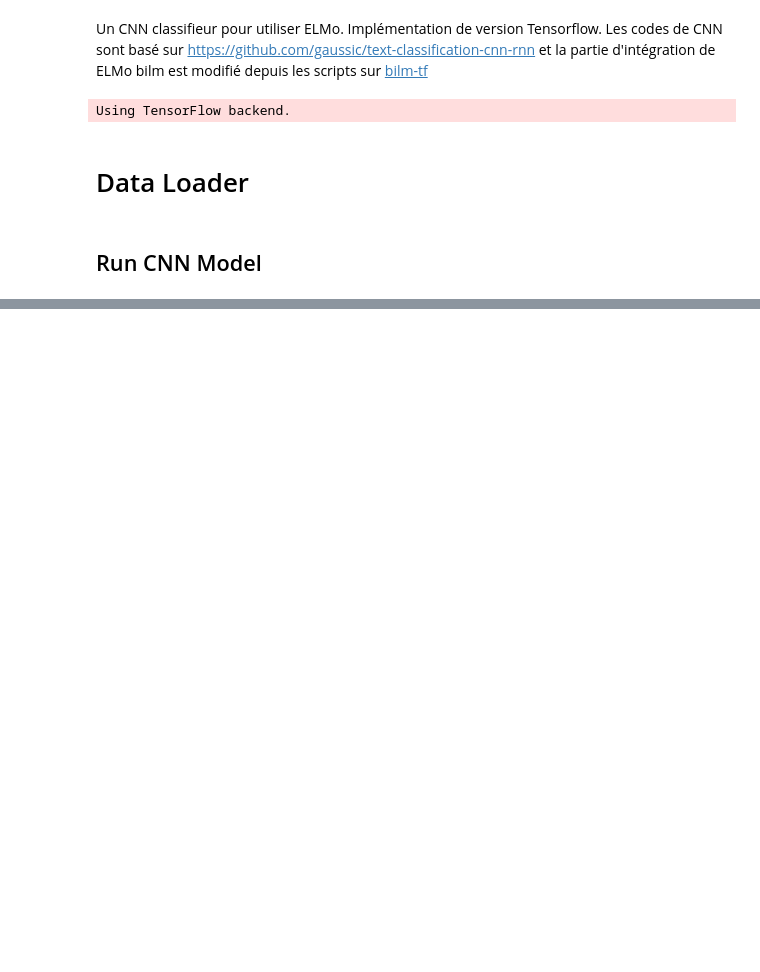
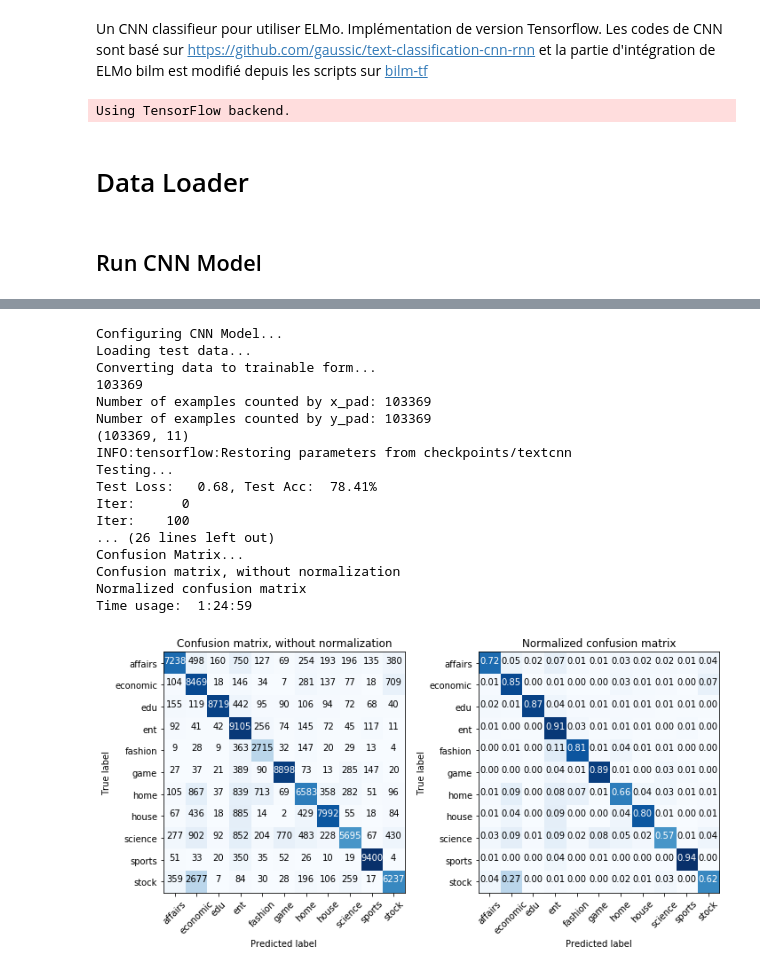
Before and after one commit to Lamela/WordEmbedding, a Jupyter notebook: Text_CNN_ELMo.ipynb, the cells around one changed output, grey strips where cells are left out. Saved outputs shown, nothing was run; the diff lists cells and outputs as text; code cells hidden in the pictures; blank space fills up the shorter version.

Commit message:
Trained TextCNN without bug.

```diff
--- a/Text_CNN_ELMo.ipynb
+++ b/Text_CNN_ELMo.ipynb
@@ -91,7 +91,7 @@ def process_datasets(data_path, word_to_id, cat_to_id, max_length, vocab_size):
 def batch_iter(x, y, batch_size=128):
     """generate batch data"""
     data_len = len(x)
-    num_batch = (data_len - 1) // batch_size
+    num_batch = (data_len - 1) // batch_size + 1
 #     if (data_len - 1) % batch_size != 0:
 #         num_batch = num_batch + 1
 
@@ -108,7 +108,7 @@ class TCNNConfig(object):
     """CNN parrameters config"""
     embedding_dim = 600  # embedding_size
     seq_length = 1002 # max length for each news
-    num_classes = 13
+    num_classes = 11
     num_filters = 32  # number of filters
     kernel_size = 5  # conv kernel size
     vocab_size = 5000
@@ -118,7 +118,7 @@ class TCNNConfig(object):
     dropout_keep_prob = 0.5
     learning_rate = 1e-3
 
-    batch_size = 64
+    batch_size = 128
     num_epochs = 2
 
     print_per_batch = 100
@@ -168,7 +168,7 @@ class TextCNN(object):
             fc = tf.layers.flatten(mpl)
             fc = tf.layers.dense(fc, units=512, activation=tf.nn.relu, name='fc1')
             fc_dropout = tf.contrib.layers.dropout(fc, keep_prob=self.keep_prob)
-            self.logits = tf.layers.dense(fc_dropout, units=13, name='fc2')
+            self.logits = tf.layers.dense(fc_dropout, units=11, name='fc2')
             self.y_pred_cls = tf.argmax(tf.nn.softmax(self.logits), 1)
 
         with tf.name_scope("optimize"):
@@ -456,0 +472,21 @@ KeyboardInterrupt:
+# %%
+run_cnn('test')
+# %% [output]
+Configuring CNN Model...
+Loading test data...
+Converting data to trainable form...
+103369
+Number of examples counted by x_pad: 103369
+Number of examples counted by y_pad: 103369
+(103369, 11)
+INFO:tensorflow:Restoring parameters from checkpoints/textcnn
+Testing...
+Test Loss:   0.68, Test Acc:  78.41%
+Iter:      0
+Iter:    100
+... (26 lines left out)
+Confusion Matrix...
+Confusion matrix, without normalization
+Normalized confusion matrix
+Time usage:  1:24:59
+[figure, added]
```
Also changed, not shown: parts of 2 cells of this notebook.
